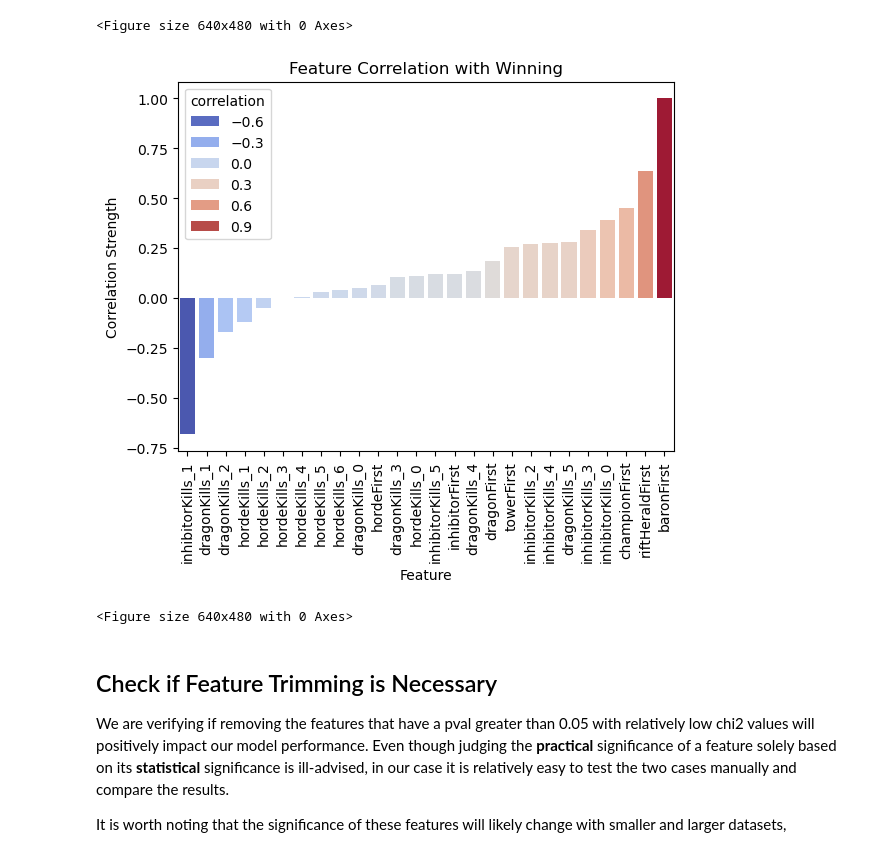
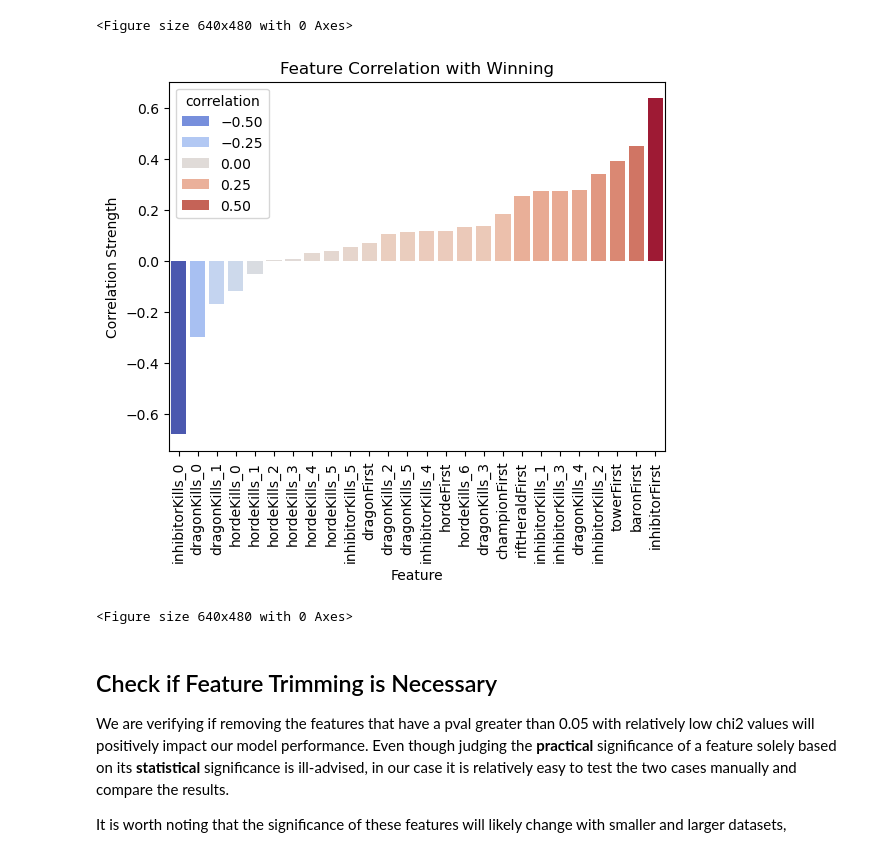
Before and after one commit to JacobMaurice/lol-win-predict, a Jupyter notebook: LoL_Win_Predict_Static_Cleaned.ipynb, the cells around one changed output. Cells and saved outputs as stored; diff of their text form; code cells hidden in the pictures.

Commit message:
Add files via upload
Fixed Feature vs. Win correlation plot.

```diff
--- a/LoL_Win_Predict_Static_Cleaned.ipynb
+++ b/LoL_Win_Predict_Static_Cleaned.ipynb
@@ -351,22 +351,22 @@ plt.clf()
 <Figure size 640x480 with 0 Axes>
 # %%
 # Correlation with target
-feature_target_corr = pd.DataFrame({'feature': X_data.columns, 'correlation': corr_matrix['win'][:-1]}).reset_index(drop = True)
+feature_target_corr = pd.DataFrame({'feature': X_data.columns, 'correlation': corr_matrix['win'][1:]})
 feature_target_corr = feature_target_corr.sort_values(by='correlation')
 
 # Plot positive values in red and negative values in blue
 sns.barplot(x=feature_target_corr['feature'],
             y=feature_target_corr['correlation'],
-            hue = feature_target_corr['correlation'],
+            hue=feature_target_corr['correlation'],
             palette='coolwarm')
 plt.xticks(rotation=90)
 plt.xlabel('Feature')
 plt.ylabel('Correlation Strength')
 plt.title('Feature Correlation with Winning')
 plt.show()
 plt.clf()
 # %% [output]
-[figure, old version]
+[figure, new version]
 <Figure size 640x480 with 0 Axes>
 # %% [markdown]
 ## Check if Feature Trimming is Necessary
```
Also changed, not shown: parts of 2 cells of this notebook.
